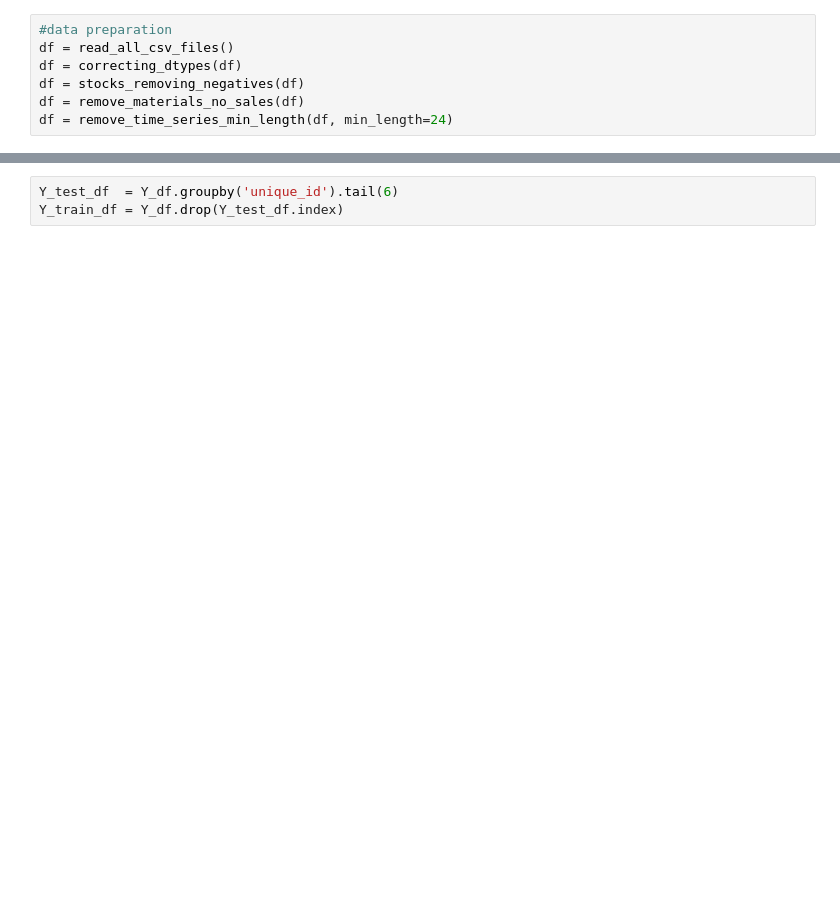
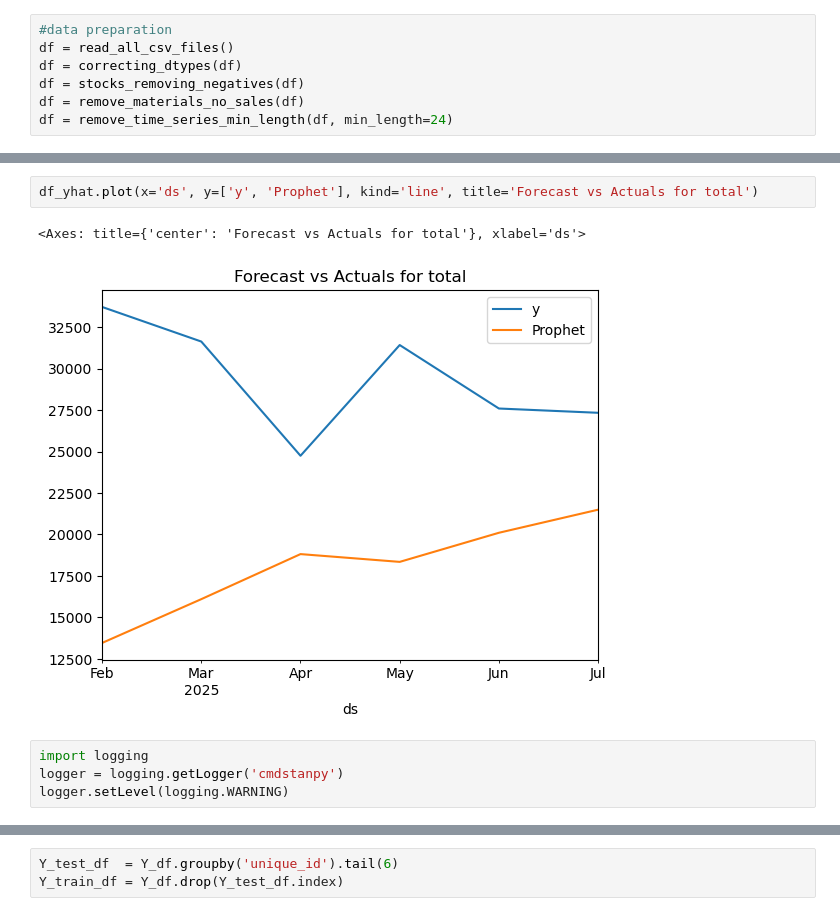
Before and after one commit to eduardozanutti/ml_timeseries_usp, a Jupyter notebook: notebooks/hierachical_forcast.ipynb, the cells around one changed output, grey strips where cells are left out. Drawn from its saved outputs; the diff is of its cells as text; blank space fills up the shorter version.

```diff
--- a/notebooks/hierachical_forcast.ipynb
+++ b/notebooks/hierachical_forcast.ipynb
@@ -64,0 +117,9 @@ total/centro_distribuicao/regiao_loja/clima_loja/loja/produto/material/sku: 1126
+# %%
+df_yhat.plot(x='ds', y=['y', 'Prophet'], kind='line', title='Forecast vs Actuals for total')
+# %% [output]
+<Axes: title={'center': 'Forecast vs Actuals for total'}, xlabel='ds'>
+[figure, added]
+# %%
+import logging
+logger = logging.getLogger('cmdstanpy')
+logger.setLevel(logging.WARNING)
```
Also changed, not shown: parts of 46 cells of this notebook.
